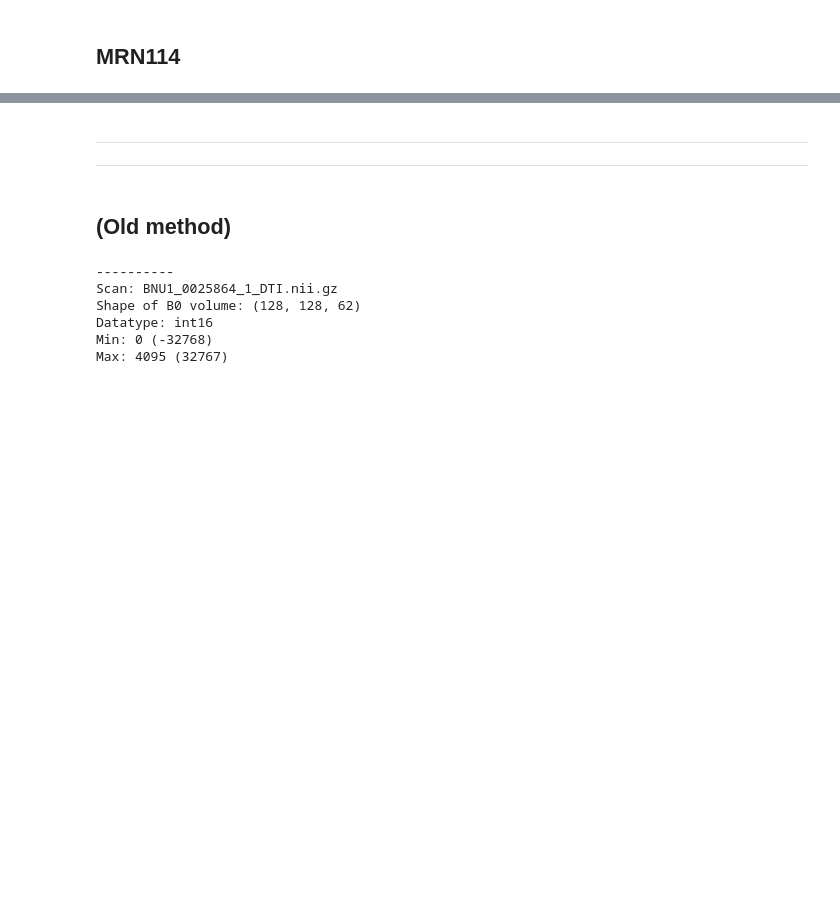
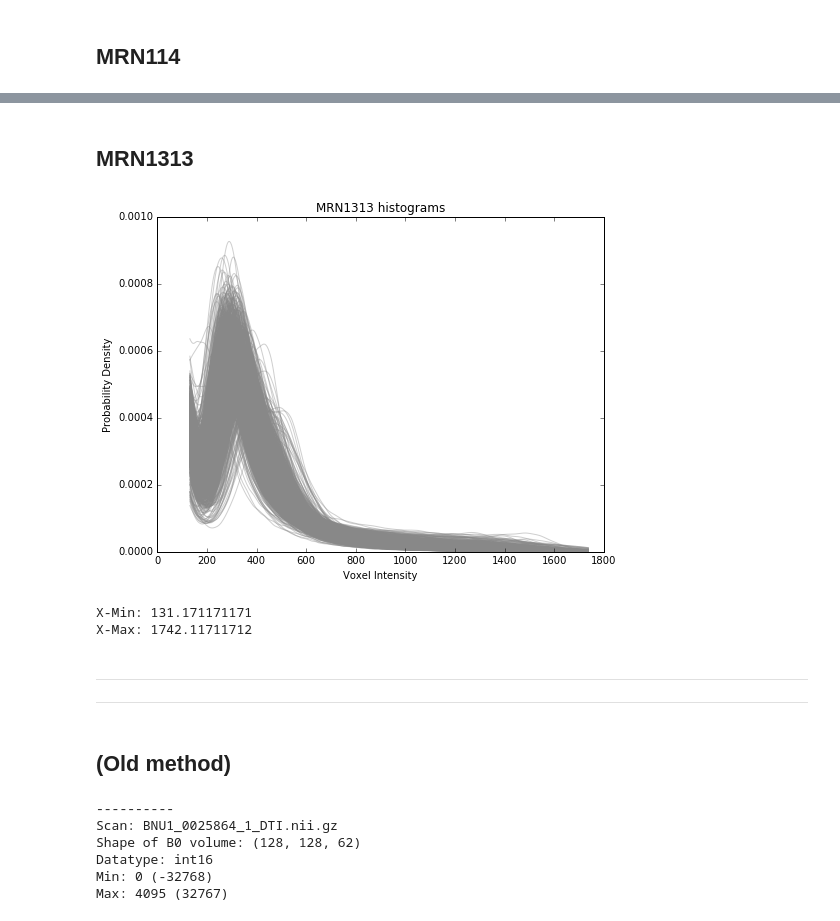
Before and after one commit to neurodata/nddocs-archive, a Jupyter notebook: mrgraphs/dataset_variance/dataset_variance.ipynb, the cells around one changed output, grey strips where cells are left out. Saved outputs shown, nothing was run; the diff lists cells and outputs as text; code cells hidden in the pictures; blank space fills up the shorter version.

```diff
--- a/mrgraphs/dataset_variance/dataset_variance.ipynb
+++ b/mrgraphs/dataset_variance/dataset_variance.ipynb
@@ -46,3 +70,11 @@ X-Max: 4095.0
+# %% [markdown]
+## MRN1313
+# %%
+mrn1313 = histogram_windowing('./data/MRN1313_b0_pdfs.pkl', 'MRN1313')
+# %% [output]
+[figure, added]
+X-Min: 131.171171171
+X-Max: 1742.11711712
 # %% [markdown]
 --------------
 
```
Also changed, not shown: parts of 10 cells of this notebook.
